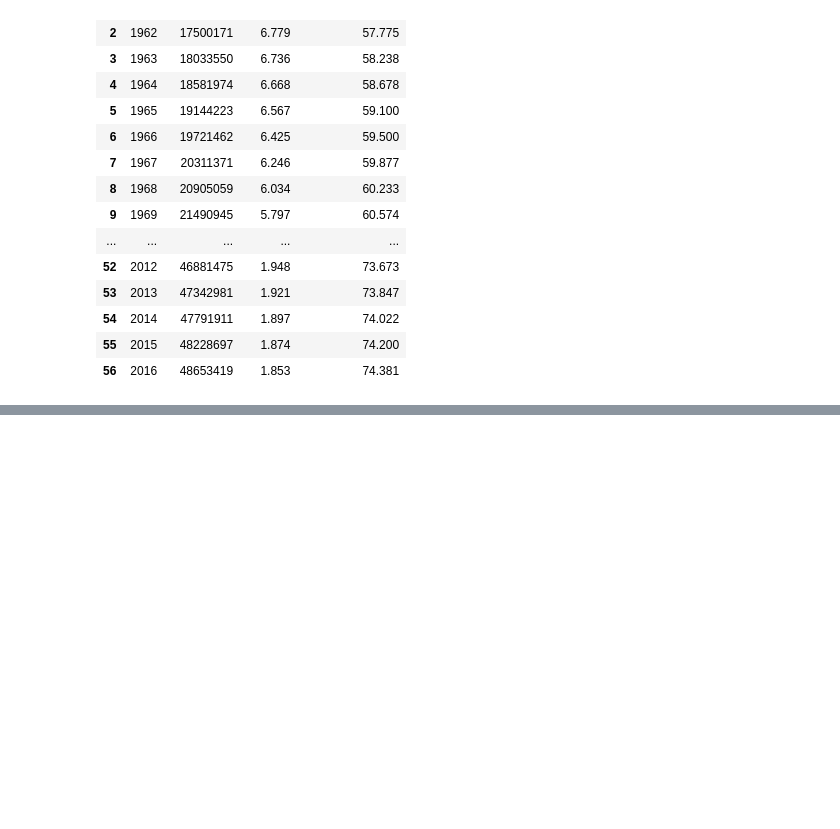
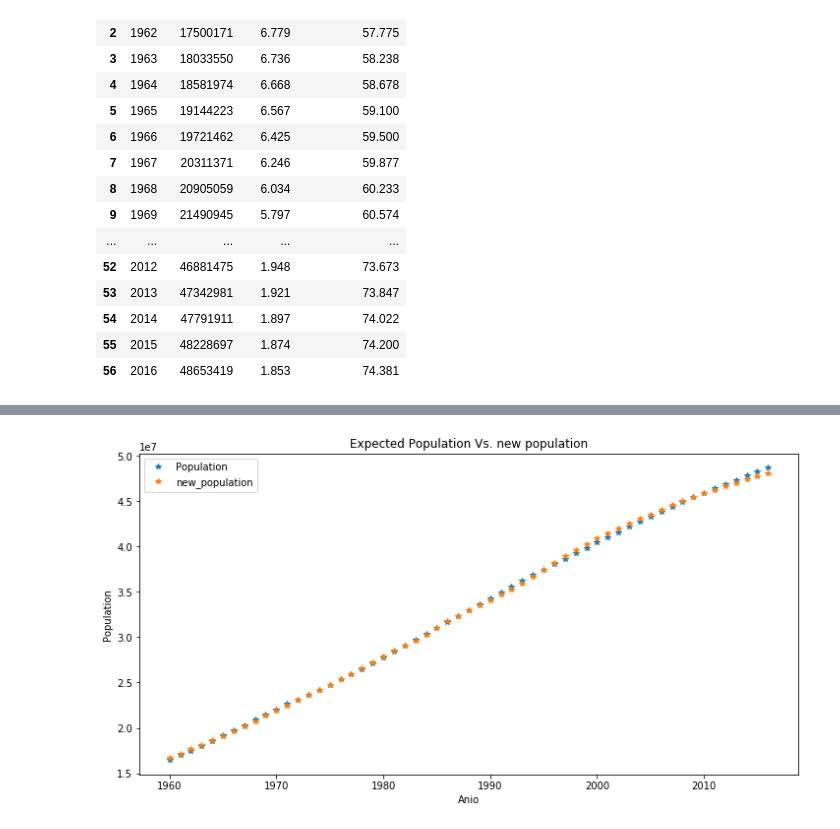
Before and after one commit to KaroLadino/population_project, a Jupyter notebook: Neuronal.ipynb, the cells around one changed output, grey strips where cells are left out. Drawn from its saved outputs; the diff is of its cells as text; code cells hidden in the pictures; blank space fills up the shorter version.

```diff
--- a/Neuronal.ipynb
+++ b/Neuronal.ipynb
@@ -83,0 +97,13 @@ Name: Population, dtype: int64
+# %%
+plt.figure(figsize=(12, 6))
+plt.plot(data['Anio'], data['Population'], '*')
+plt.plot(data['Anio'], data['new_population'], '*')# scatter plot showing actual data
+#plt.plot(data['Population'], model, 'r', linewidth=2)   # regression line
+
+plt.xlabel('Anio')
+plt.ylabel('Population')
+plt.title('Expected Population Vs. new population')
+plt.legend()
+plt.show()
+# %% [output]
+[figure, added]
```
Also changed, not shown: parts of 9 cells of this notebook, 2 other files.
